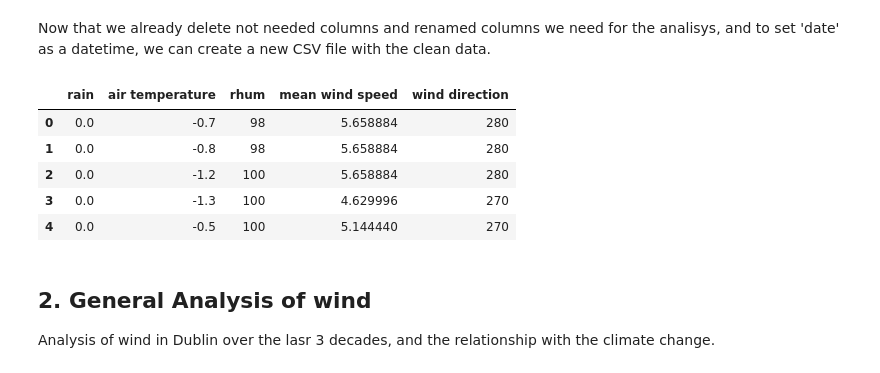
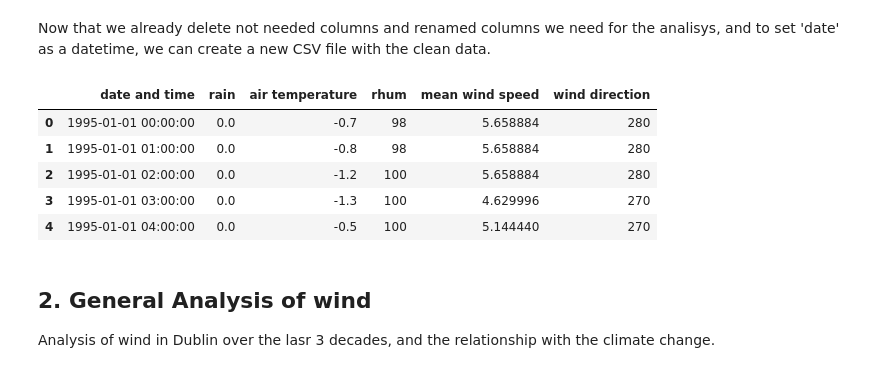
Before and after one commit to tanyasanjuan/pfda-project, a Jupyter notebook: wind.ipynb, the cells around one changed output. Saved outputs shown, nothing was run; the diff lists cells and outputs as text; code cells hidden in the pictures.

```diff
--- a/wind.ipynb
+++ b/wind.ipynb
@@ -250,19 +248,18 @@ dtype: int64
 Now that we already delete not needed columns and renamed columns we need for the analisys, and to set 'date' as a datetime, we can create a new CSV file with the clean data.
 # %%
 # save the clean data
-''' we use index=False to not save the index as a column'''
-df.to_csv('wind_for_analysis.csv', index=False)
+df.to_csv('wind_for_analysis.csv')
 
 # verify the new CSV file
 df_clean = pd.read_csv('wind_for_analysis.csv')
 df_clean.head()
 # %% [output]
-|  | rain | air temperature | rhum | mean wind speed | wind direction |
-| 0 | 0.0 | -0.7 | 98 | 5.658884 | 280 |
-| 1 | 0.0 | -0.8 | 98 | 5.658884 | 280 |
-| 2 | 0.0 | -1.2 | 100 | 5.658884 | 280 |
-| 3 | 0.0 | -1.3 | 100 | 4.629996 | 270 |
-| 4 | 0.0 | -0.5 | 100 | 5.144440 | 270 |
+|  | date and time | rain | air temperature | rhum | mean wind speed | wind direction |
+| 0 | 1995-01-01 00:00:00 | 0.0 | -0.7 | 98 | 5.658884 | 280 |
+| 1 | 1995-01-01 01:00:00 | 0.0 | -0.8 | 98 | 5.658884 | 280 |
+| 2 | 1995-01-01 02:00:00 | 0.0 | -1.2 | 100 | 5.658884 | 280 |
+| 3 | 1995-01-01 03:00:00 | 0.0 | -1.3 | 100 | 4.629996 | 270 |
+| 4 | 1995-01-01 04:00:00 | 0.0 | -0.5 | 100 | 5.144440 | 270 |
 # %% [markdown]
 ## 2. General Analysis of wind
 Analysis of wind in Dublin over the lasr 3 decades, and the relationship with the climate change.
```
Also changed, not shown: parts of 7 cells of this notebook, 2 other files.
